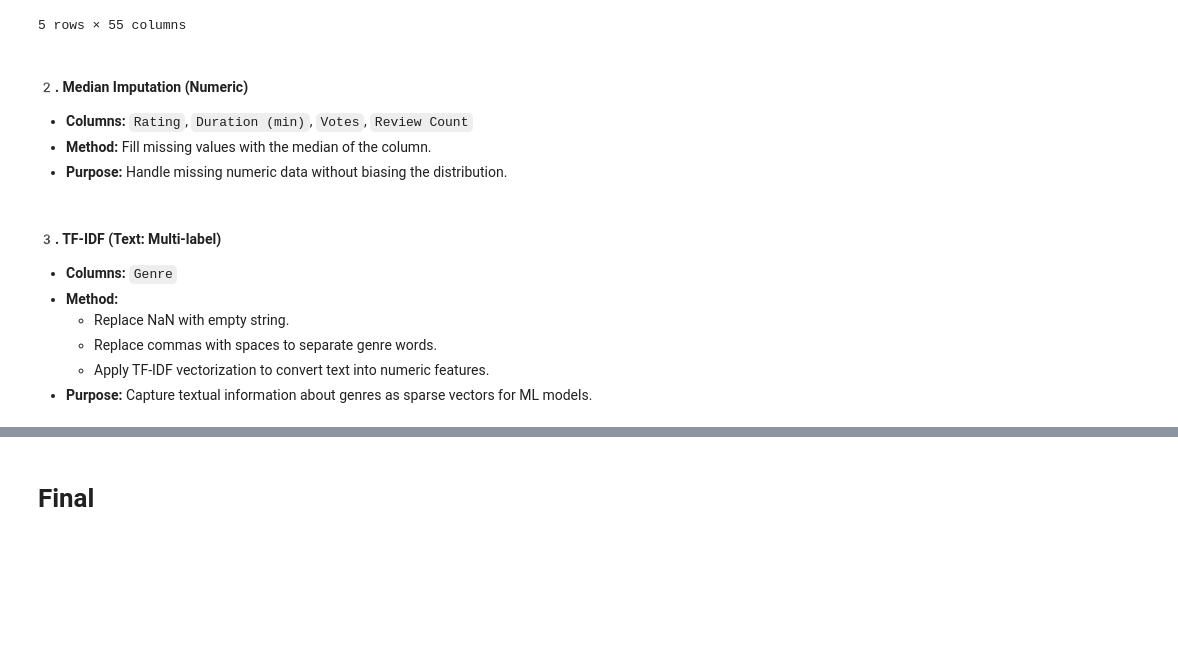
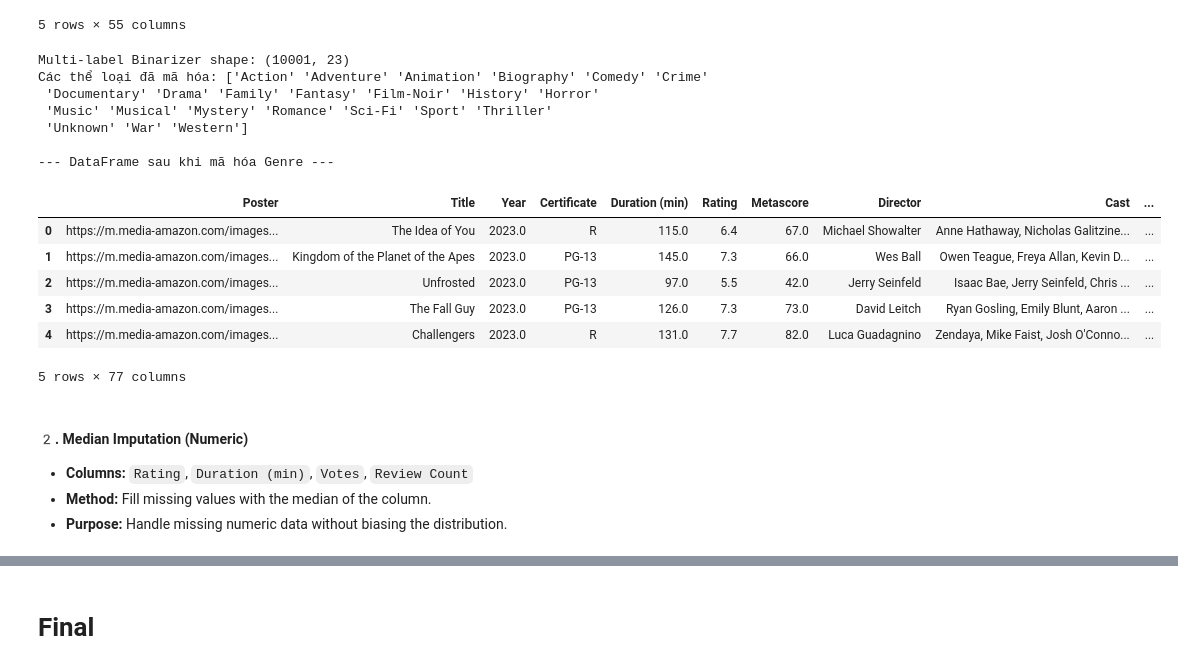
Before and after one commit to FN2187-TMH/DataScience, a Jupyter notebook: data.ipynb, the cells around one changed output, grey strips where cells are left out. Saved outputs shown, nothing was run; the diff lists cells and outputs as text; code cells hidden in the pictures; blank space fills up the shorter version.

```diff
--- a/data.ipynb
+++ b/data.ipynb
@@ -233,6 +231,58 @@ df.head()
 | 3 | https://m.media-amazon.com/images... | The Fall Guy | 2023.0 | PG-13 | 126.0 | Action, Comedy, Drama | 7.3 | 73.0 | David Leitch | ... |
 | 4 | https://m.media-amazon.com/images... | Challengers | 2023.0 | R | 131.0 | Drama, Romance, Sport | 7.7 | 82.0 | Luca Guadagnino | ... |
 5 rows × 55 columns
+# %%
+from sklearn.preprocessing import MultiLabelBinarizer
+import pandas as pd
+
+# 1. Làm sạch Genre: Điền giá trị thiếu (NaN) và chuyển đổi sang list
+# (Đây là bước quan trọng đã được thống nhất ở 3.2.1)
+# Đảm bảo cột Genre là chuỗi, fillna sau đó tách chuỗi
+df["Genre_clean"] = df["Genre"].fillna("Unknown").astype(str)
+
+# Chuyển chuỗi thành danh sách (list) các thể loại
+# Ví dụ: "Action, Adventure, Sci-Fi" -> ['Action', 'Adventure', 'Sci-Fi']
+df["Genre_List"] = df["Genre_clean"].apply(lambda x: [g.strip() for g in x.split(',') if g.strip()])
+
+
+# 2. Áp dụng MultiLabelBinarizer
+mlb = MultiLabelBinarizer()
+genre_encoded = mlb.fit_transform(df["Genre_List"])
+
+print("Multi-label Binarizer shape:", genre_encoded.shape)
+print("Các thể loại đã mã hóa:", mlb.classes_)
+
+
+# 3. Đưa kết quả mã hóa vào DataFrame
+genre_encoded_df = pd.DataFrame(
+    genre_encoded,
+    columns=[f"Genre_{c}" for c in mlb.classes_],
+    index=df.index
+)
+
+# 4. Gộp vào df và loại bỏ các cột tạm/cột gốc không cần thiết
+df = pd.concat([df.reset_index(drop=True), genre_encoded_df.reset_index(drop=True)], axis=1)
+
+# Loại bỏ cột Genre gốc và cột tạm thời
+df = df.drop(columns=["Genre", "Genre_clean", "Genre_List"], errors='ignore')
+
+print("\n--- DataFrame sau khi mã hóa Genre ---")
+df.head()
+# %% [output]
+Multi-label Binarizer shape: (10001, 23)
+Các thể loại đã mã hóa: ['Action' 'Adventure' 'Animation' 'Biography' 'Comedy' 'Crime'
+ 'Documentary' 'Drama' 'Family' 'Fantasy' 'Film-Noir' 'History' 'Horror'
+ 'Music' 'Musical' 'Mystery' 'Romance' 'Sci-Fi' 'Sport' 'Thriller'
+ 'Unknown' 'War' 'Western']
+
+--- DataFrame sau khi mã hóa Genre ---
+|  | Poster | Title | Year | Certificate | Duration (min) | Rating | Metascore | Director | Cast | ... |
+| 0 | https://m.media-amazon.com/images... | The Idea of You | 2023.0 | R | 115.0 | 6.4 | 67.0 | Michael Showalter | Anne Hathaway, Nicholas Galitzine... | ... |
+| 1 | https://m.media-amazon.com/images... | Kingdom of the Planet of the Apes | 2023.0 | PG-13 | 145.0 | 7.3 | 66.0 | Wes Ball | Owen Teague, Freya Allan, Kevin D... | ... |
+| 2 | https://m.media-amazon.com/images... | Unfrosted | 2023.0 | PG-13 | 97.0 | 5.5 | 42.0 | Jerry Seinfeld | Isaac Bae, Jerry Seinfeld, Chris ... | ... |
+| 3 | https://m.media-amazon.com/images... | The Fall Guy | 2023.0 | PG-13 | 126.0 | 7.3 | 73.0 | David Leitch | Ryan Gosling, Emily Blunt, Aaron ... | ... |
+| 4 | https://m.media-amazon.com/images... | Challengers | 2023.0 | R | 131.0 | 7.7 | 82.0 | Luca Guadagnino | Zendaya, Mike Faist, Josh O'Conno... | ... |
+5 rows × 77 columns
 # %% [markdown]
 #### 2️. Median Imputation (Numeric)
 - **Columns:** `Rating`, `Duration (min)`, `Votes`, `Review Count`
@@ -309,10 +355,2 @@ for col in numeric_cols:
 for col in numeric_cols:
     df[col] = df[col].fillna(df[col].median())
-# %% [markdown]
-#### 3️. TF-IDF (Text: Multi-label)
-- **Columns:** `Genre`
-- **Method:**
-  - Replace NaN with empty string.
-  - Replace commas with spaces to separate genre words.
-  - Apply TF-IDF vectorization to convert text into numeric features.
-- **Purpose:** Capture textual information about genres as sparse vectors for ML models.
```
Also changed, not shown: parts of 21 cells of this notebook, 8 other files.
